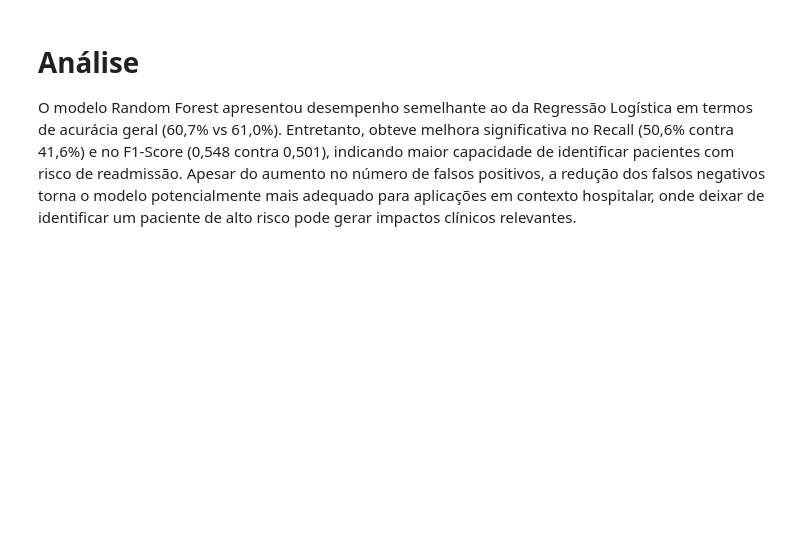
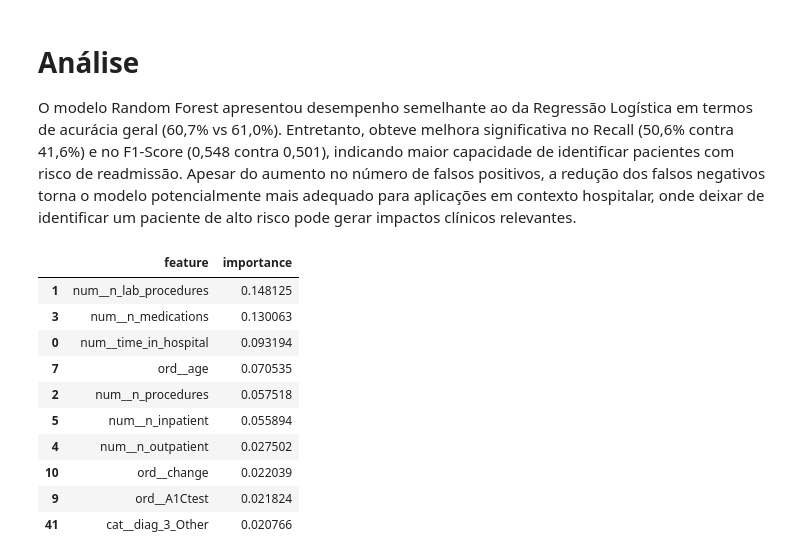
Before and after one commit to Lobato2310/datascience_playground, a Jupyter notebook: hospital_readmission_prediction/notebooks/02_data_preparation.ipynb, the cells around one changed output. Cells and saved outputs as stored; diff of their text form; code cells hidden in the pictures; blank space fills up the shorter version.

```diff
--- a/hospital_readmission_prediction/notebooks/02_data_preparation.ipynb
+++ b/hospital_readmission_prediction/notebooks/02_data_preparation.ipynb
@@ -329,3 +329,27 @@ weighted avg       0.61      0.61      0.60      5000
 # %% [markdown]
 # Análise
 O modelo Random Forest apresentou desempenho semelhante ao da Regressão Logística em termos de acurácia geral (60,7% vs 61,0%). Entretanto, obteve melhora significativa no Recall (50,6% contra 41,6%) e no F1-Score (0,548 contra 0,501), indicando maior capacidade de identificar pacientes com risco de readmissão. Apesar do aumento no número de falsos positivos, a redução dos falsos negativos torna o modelo potencialmente mais adequado para aplicações em contexto hospitalar, onde deixar de identificar um paciente de alto risco pode gerar impactos clínicos relevantes.
+# %%
+importancias = modelo.feature_importances_
+
+df_importancias = pd.DataFrame({
+    'feature': feature_names,
+    'importance': importancias
+})
+
+df_importancias.sort_values(
+    by='importance',
+    ascending=False
+).head(10)
+# %% [output]
+|  | feature | importance |
+| 1 | num__n_lab_procedures | 0.148125 |
+| 3 | num__n_medications | 0.130063 |
+| 0 | num__time_in_hospital | 0.093194 |
+| 7 | ord__age | 0.070535 |
+| 2 | num__n_procedures | 0.057518 |
+| 5 | num__n_inpatient | 0.055894 |
+| 4 | num__n_outpatient | 0.027502 |
+| 10 | ord__change | 0.022039 |
+| 9 | ord__A1Ctest | 0.021824 |
+| 41 | cat__diag_3_Other | 0.020766 |
```
Also changed, not shown: parts of 4 cells of this notebook, 1 other file.
